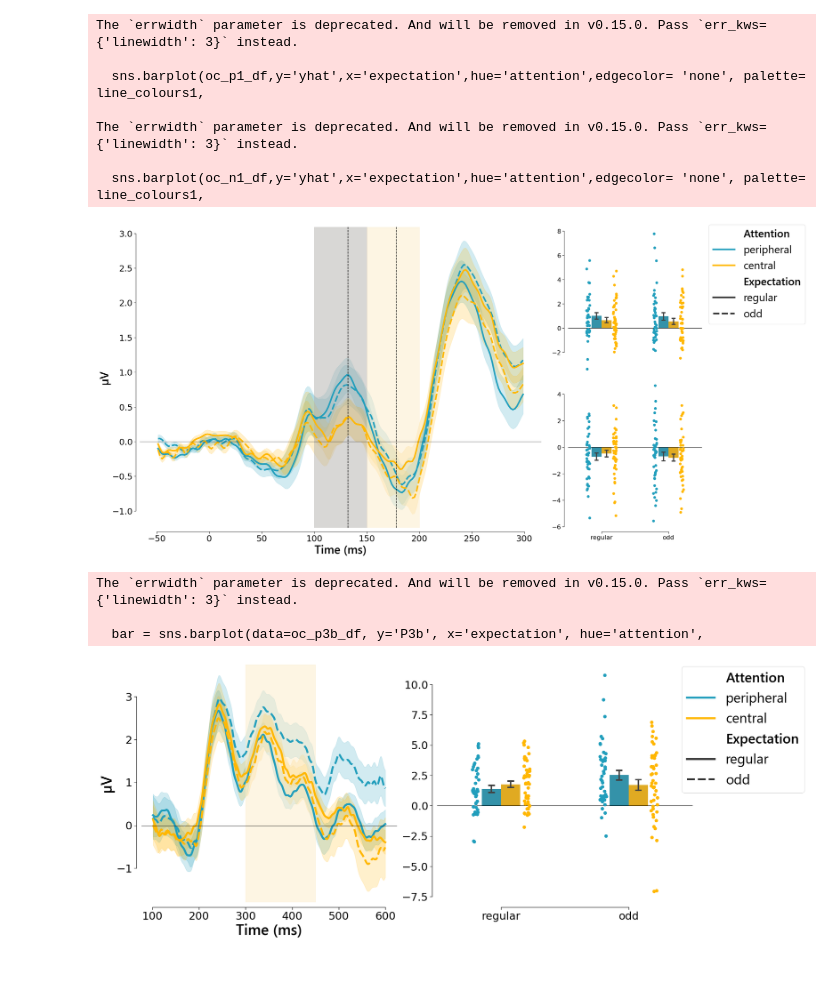
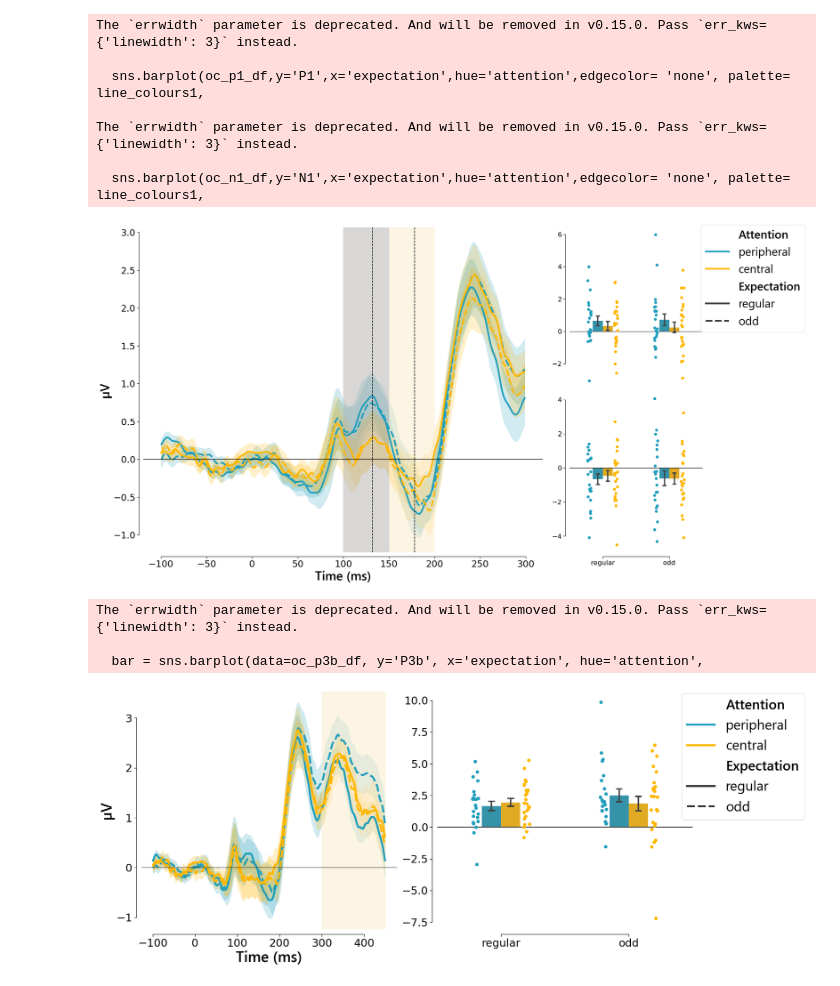
Before and after one commit to maxvanmigem/prediction-attention-v1-processing, a Jupyter notebook: plotting/graph_making.ipynb, the cells around one changed output. Cells and saved outputs as stored; diff of their text form; code cells hidden in the pictures.

Commit message:
supplementary plots

```diff
--- a/plotting/graph_making.ipynb
+++ b/plotting/graph_making.ipynb
@@ -17,11 +14,13 @@ ind_oc_c1 = pd.read_csv(data_directory + 'individualised_oc_c1_plot.csv')
 
 localiser_c1 = pd.read_csv(data_directory + 'localiser_c1_plot.csv')
 oc_p1 = pd.read_csv(data_directory + 'oc_p1_plot.csv')
+# oc_p1 = pd.read_csv(data_directory + 'uc_p1_plot.csv')
 oc_p3 = pd.read_csv(data_directory + 'oc_p3_plot.csv')
+# oc_p3 = pd.read_csv(data_directory + 'uc_p3_plot.csv')
 
 # truncate
-max_length = .6
-min_length = .1
+max_length = .45
+min_length = -.1
 stan_nc_c1 = stan_nc_c1[stan_nc_c1['times']< max_length]
 ind_nc_c1 = ind_nc_c1[ind_nc_c1['times']< max_length]
 stan_oc_c1 = stan_oc_c1[stan_oc_c1['times']< max_length]
@@ -342,7 +286,7 @@ dfs = [oc_p1_df,oc_n1_df]
 fig, axes = plt.subplot_mosaic(
     [["main", "top"],
      ["main", "bottom"]],
-    figsize=(26, 14),
+    figsize=(24, 14),
     gridspec_kw={
         "width_ratios": [3,1],
         "height_ratios": [1, 1],
@@ -355,7 +299,7 @@ sns.set_context("paper")
 line_colours1= ['#219EBC','#FFB703']
 line_colours2 = ['#8ECAE6','#FB8500',]
 
-sns.lineplot(data=oc_p1, x='time', y='yhat',
+sns.lineplot(data=oc_p1, x='time', y='P1',
              hue='attention',style='expectation',
              palette = line_colours1 ,ax=axes['main'], linewidth=4,
              errorbar = 'se')
@@ -369,7 +313,7 @@ legend.texts[3].set_text("Expectation")
 legend.texts[0].set_fontweight("semibold")
 legend.texts[3].set_fontweight("semibold")
 
-sns.barplot(oc_p1_df,y='yhat',x='expectation',hue='attention',edgecolor= 'none', palette= line_colours1,
+sns.barplot(oc_p1_df,y='P1',x='expectation',hue='attention',edgecolor= 'none', palette= line_colours1,
             errorbar='se',         errwidth= 3,
             order= ['regular','odd'],
             capsize=.08,
@@ -377,7 +321,7 @@ sns.barplot(oc_p1_df,y='yhat',x='expectation',hue='attention',edgecolor= 'none',
             linewidth=0.3,
             ax = axes['top'])
 
-sns.barplot(oc_n1_df,y='yhat',x='expectation',hue='attention',edgecolor= 'none', palette= line_colours1,
+sns.barplot(oc_n1_df,y='N1',x='expectation',hue='attention',edgecolor= 'none', palette= line_colours1,
             errorbar='se',         errwidth= 3,
             order= ['regular','odd'],
             capsize=.08,
@@ -385,7 +329,7 @@ sns.barplot(oc_n1_df,y='yhat',x='expectation',hue='attention',edgecolor= 'none',
             linewidth=0.3,
             ax = axes['bottom'])
 
-sns.stripplot(oc_p1_df,y='yhat',
+sns.stripplot(oc_p1_df,y='P1',
               x='expectation',
               hue='attention',
               dodge=True,  # Prevents overlapping
@@ -396,7 +340,7 @@ sns.stripplot(oc_p1_df,y='yhat',
               alpha=1,
               ax = axes['top'])
 
-sns.stripplot(oc_n1_df,y='yhat',
+sns.stripplot(oc_n1_df,y='N1',
               x='expectation',
               hue='attention',
               dodge=True,  # Prevents overlapping
@@ -430,41 +374,40 @@ axes['main'].axvspan(highlight_mid, highlight_end, color='#FCECC9', alpha=0.5, l
 
 axes['main'].axvline(x=132,ls='--',lw=1.5, c='black' )
 axes['main'].axvline(x=178,ls='--',lw=1.5, c='black' )
 
 axes['main'].set_ylabel('µV', fontdict={'family': 'Segoe UI', 'weight': 'semibold','size':30})
 axes['main'].set_xlabel('Time (ms)', fontdict={'family': 'Segoe UI', 'weight': 'semibold','size':30})
 axes['top'].set_ylabel('')
 axes['bottom'].set_ylabel('',labelpad=0)
 axes['top'].set_xlabel('',labelpad=0)
 axes['bottom'].set_xlabel('',labelpad=0)
 
 
 # Change the size of the numbers on the axes
 axes['main'].tick_params(axis='x', labelsize=22)  # Font size for x-axis numbers
 axes['main'].tick_params(axis='y', labelsize=22)
 axes['top'].tick_params(axis='x', labelsize=16)  # Font size for x-axis numbers
 axes['bottom'].tick_params(axis='x', labelsize=16)  # Font size for x-axis numbers
 axes['top'].tick_params(axis='y', labelsize=16)
 axes['bottom'].tick_params(axis='y', labelsize=16)
 
 sns.despine(offset=10, trim=True)
 plt.tight_layout()
 plt.show()
 fig.savefig('fig_c1_main.png')
 # %% [output]
 The `errwidth` parameter is deprecated. And will be removed in v0.15.0. Pass `err_kws={'linewidth': 3}` instead.
 
-  sns.barplot(oc_p1_df,y='yhat',x='expectation',hue='attention',edgecolor= 'none', palette= line_colours1,
+  sns.barplot(oc_p1_df,y='P1',x='expectation',hue='attention',edgecolor= 'none', palette= line_colours1,
 
 The `errwidth` parameter is deprecated. And will be removed in v0.15.0. Pass `err_kws={'linewidth': 3}` instead.
 
-  sns.barplot(oc_n1_df,y='yhat',x='expectation',hue='attention',edgecolor= 'none', palette= line_colours1,
+  sns.barplot(oc_n1_df,y='N1',x='expectation',hue='attention',edgecolor= 'none', palette= line_colours1,
-[figure, old version]
+[figure, new version]
 # %%
 """
-P1 rERP plotting
+P3 rERP plotting
 """
-import matplotlib.lines as mlines
 
 fig, axes = plt.subplots(1,2, figsize=(20, 8), sharey=False)
 
@@ -546,4 +489,4 @@ fig.savefig('localiser.png')
 The `errwidth` parameter is deprecated. And will be removed in v0.15.0. Pass `err_kws={'linewidth': 3}` instead.
 
   bar = sns.barplot(data=oc_p3b_df, y='P3b', x='expectation', hue='attention',
-[figure, old version]
+[figure, new version]
```
Also changed, not shown: parts of 6 cells of this notebook, 6 other files.
